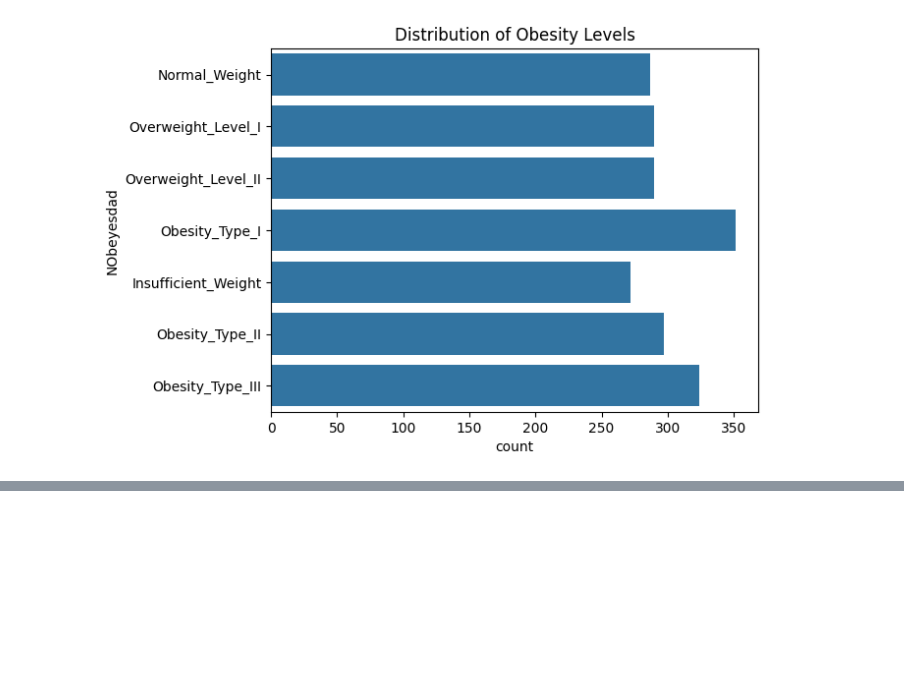
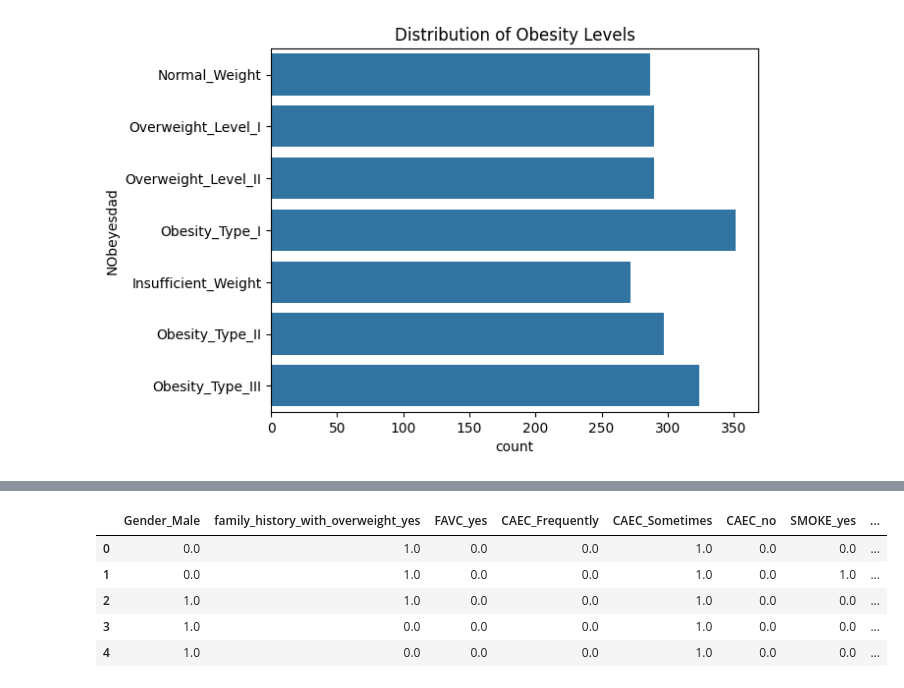
Before and after one commit to joneshshrestha/machine-learning-python, a Jupyter notebook: Classification/obesity-risk-prediction/obesity-risk-prediction.ipynb, the cells around one changed output, grey strips where cells are left out. Saved outputs shown, nothing was run; the diff lists cells and outputs as text; code cells hidden in the pictures; blank space fills up the shorter version.

```diff
--- a/Classification/obesity-risk-prediction/obesity-risk-prediction.ipynb
+++ b/Classification/obesity-risk-prediction/obesity-risk-prediction.ipynb
@@ -55,0 +71,19 @@ max      61.000000     1.980000  ...     3.000000     2.000000
+# %%
+# one hot encoding for just the independent variables with type object
+categorical_columns = df.select_dtypes(include=['object']).columns.drop('NObeyesdad')
+
+# using drop='first' which removes multicolinearity meaning remove redundancy during one hot encoding
+# sparse_output=False gives numpy array, default is True which gives us a sparse matrix that stores only non-zero values (memory efficient)
+encoder = OneHotEncoder(drop='first', sparse_output=False)
+encoded_vectors = encoder.fit_transform(df[categorical_columns])
+
+# since one hot encoder returns numpy array instead of dataframe, we need to convert it back to dataframe to include it with the feature vectors
+encoded_vectors_df = pd.DataFrame(encoded_vectors, columns=encoder.get_feature_names_out(categorical_columns))
+encoded_vectors_df.head()
+# %% [output]
+|  | Gender_Male | family_history_with_overweight_yes | FAVC_yes | CAEC_Frequently | CAEC_Sometimes | CAEC_no | SMOKE_yes | ... |
+| 0 | 0.0 | 1.0 | 0.0 | 0.0 | 1.0 | 0.0 | 0.0 | ... |
+| 1 | 0.0 | 1.0 | 0.0 | 0.0 | 1.0 | 0.0 | 1.0 | ... |
+| 2 | 1.0 | 1.0 | 0.0 | 0.0 | 1.0 | 0.0 | 0.0 | ... |
+| 3 | 1.0 | 0.0 | 0.0 | 0.0 | 1.0 | 0.0 | 0.0 | ... |
+| 4 | 1.0 | 0.0 | 0.0 | 0.0 | 1.0 | 0.0 | 0.0 | ... |
```
Also changed, not shown: parts of 10 cells of this notebook, 1 other file.
